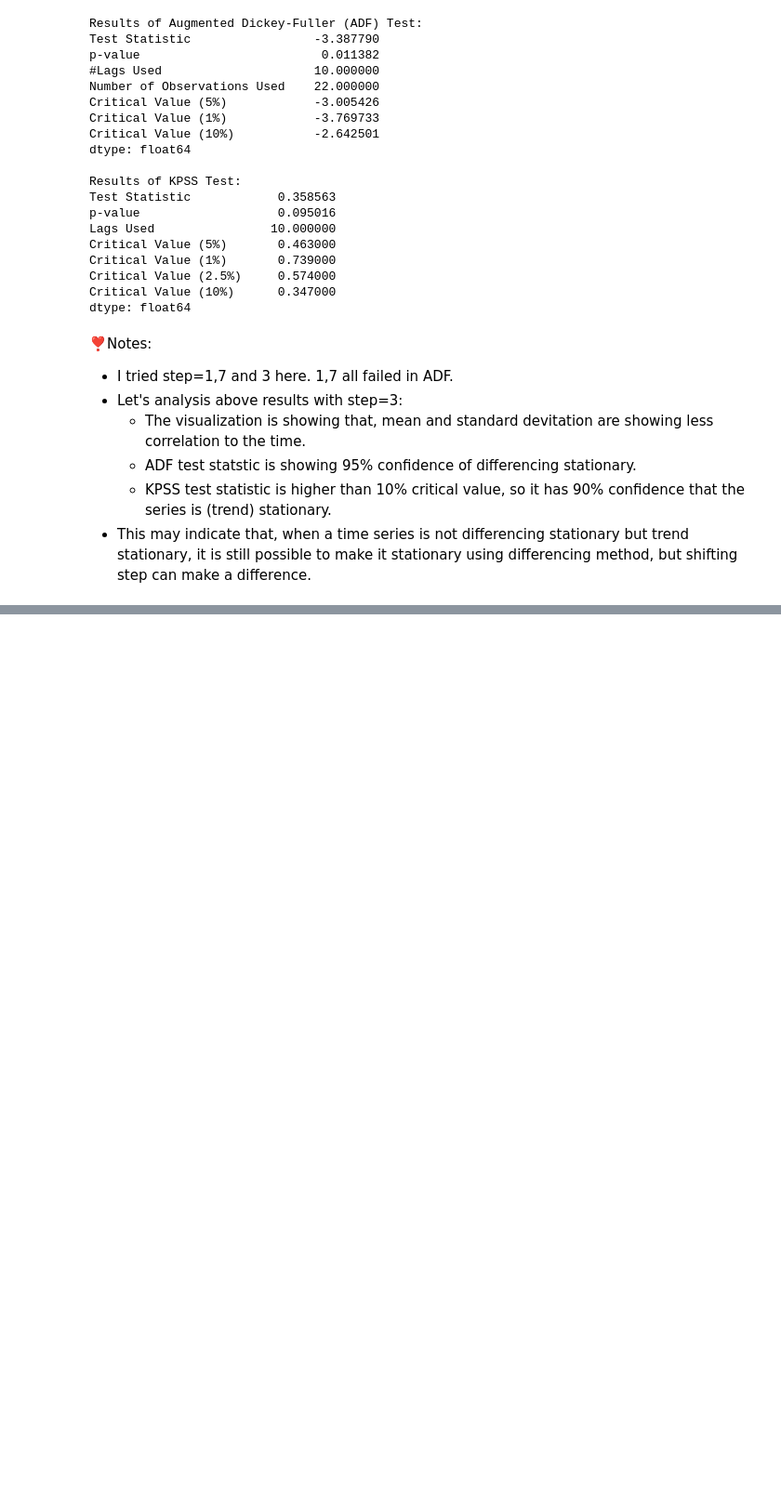
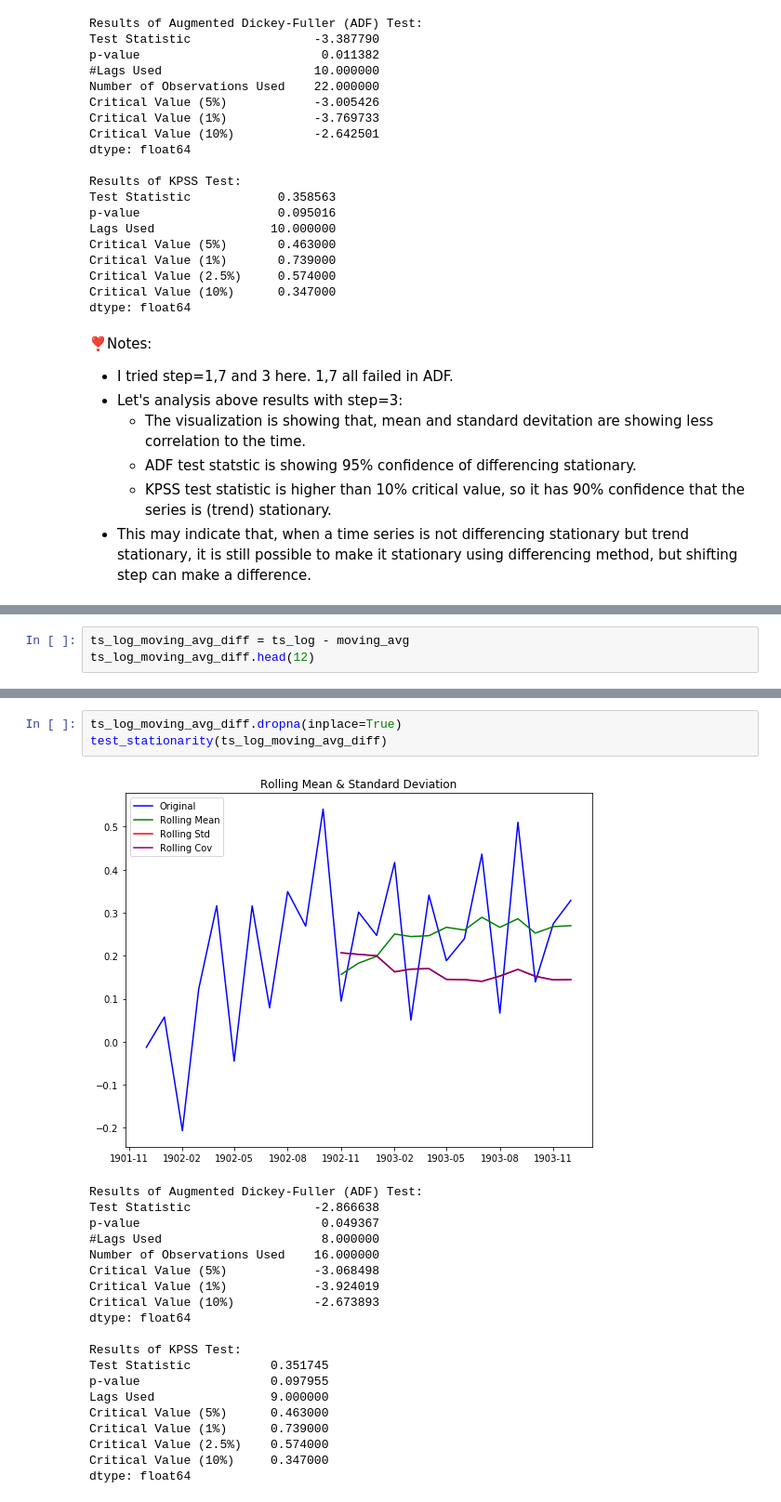
Before and after one commit to hanhanwu/Hanhan_Data_Science_Practice, a Jupyter notebook: sequencial_analysis/time_series_stationary_measures.ipynb, the cells around one changed output, grey strips where cells are left out. Shown at 93% size. Cells and saved outputs as stored; diff of their text form; blank space fills up the shorter version.

```diff
--- a/sequencial_analysis/time_series_stationary_measures.ipynb
+++ b/sequencial_analysis/time_series_stationary_measures.ipynb
@@ -147,0 +159,3 @@ dtype: float64
+# %%
+ts_log_moving_avg_diff = ts_log - moving_avg
+ts_log_moving_avg_diff.head(12)
@@ -147,0 +177,24 @@ dtype: float64
+# %%
+ts_log_moving_avg_diff.dropna(inplace=True)
+test_stationarity(ts_log_moving_avg_diff)
+# %% [output]
+[figure, added]
+Results of Augmented Dickey-Fuller (ADF) Test:
+Test Statistic                 -2.866638
+p-value                         0.049367
+#Lags Used                      8.000000
+Number of Observations Used    16.000000
+Critical Value (5%)            -3.068498
+Critical Value (1%)            -3.924019
+Critical Value (10%)           -2.673893
+dtype: float64
+
+Results of KPSS Test:
+Test Statistic           0.351745
+p-value                  0.097955
+Lags Used                9.000000
+Critical Value (5%)      0.463000
+Critical Value (1%)      0.739000
+Critical Value (2.5%)    0.574000
+Critical Value (10%)     0.347000
+dtype: float64
```
Also changed, not shown: parts of 9 cells of this notebook.
